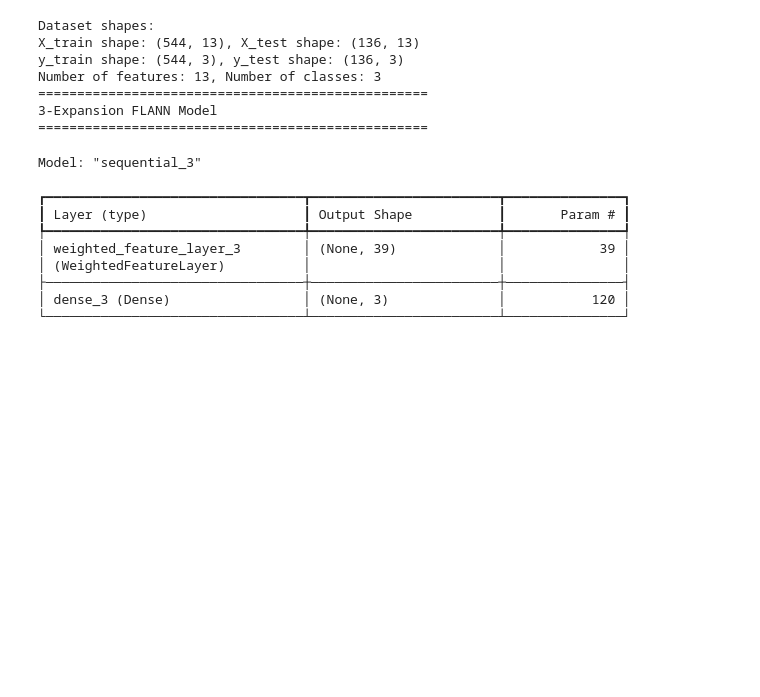
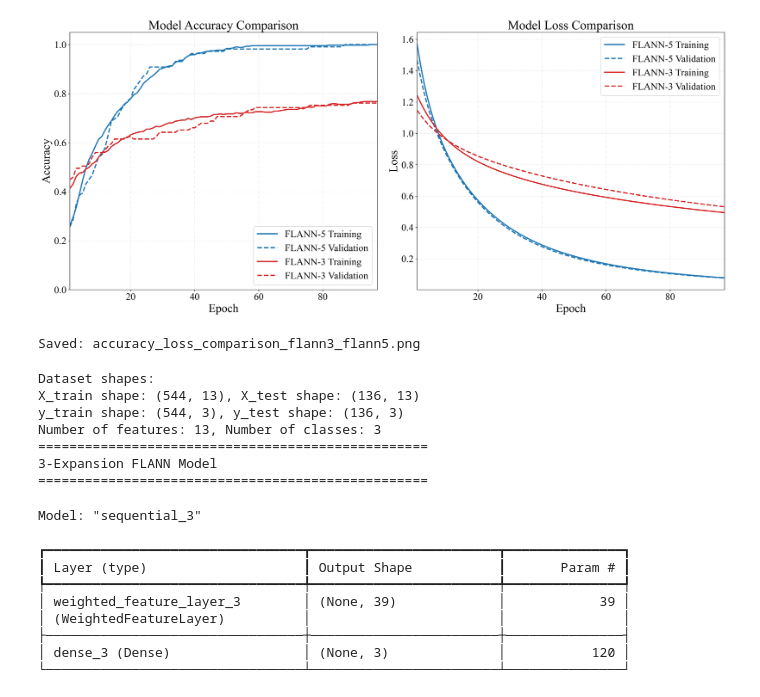
Before and after one commit to ankmay0/Aman-Team, a Jupyter notebook: Conference/Iteration 2/Model.ipynb, the cells around one changed output. Saved outputs shown, nothing was run; the diff lists cells and outputs as text; code cells hidden in the pictures; blank space fills up the shorter version.

```diff
--- a/Iteration 2/Model.ipynb
+++ b/Conference/Iteration 2/Model.ipynb
@@ -1,3 +104,77 @@
+# %%
+import matplotlib.pyplot as plt
+import matplotlib as mpl
+
+# ---------------- GLOBAL FONT & QUALITY SETTINGS ----------------
+mpl.rcParams.update({
+    "font.family": "Times New Roman",
+    "font.size": 22,            # Base font size (large)
+    "axes.titlesize": 26,       # Title size
+    "axes.labelsize": 24,       # Axis labels
+    "xtick.labelsize": 20,      # X tick labels
+    "ytick.labelsize": 20,      # Y tick labels
+    "legend.fontsize": 20,      # Legend
+    "figure.dpi": 300,
+    "savefig.bbox": "tight",
+    "pdf.fonttype": 42,
+})
+
+# ---------------- CREATE EPOCHS ----------------
+epochs = range(1, min_len + 1)
+
+# ---------------- FIGURE ----------------
+plt.figure(figsize=(20, 9))
+
+# ===================== ACCURACY =====================
+plt.subplot(1, 2, 1)
+
+plt.plot(epochs, history5['accuracy'], label='FLANN-5 Training',
+         linewidth=2.5, color='#1f77b4')
+plt.plot(epochs, history5['val_accuracy'], label='FLANN-5 Validation',
+         linewidth=2.5, linestyle='--', color='#1f77b4')
+
+plt.plot(epochs, history3['accuracy'], label='FLANN-3 Training',
+         linewidth=2.5, color='#d62728')
+plt.plot(epochs, history3['val_accuracy'], label='FLANN-3 Validation',
+         linewidth=2.5, linestyle='--', color='#d62728')
+
+plt.title('Model Accuracy Comparison')
+plt.xlabel('Epoch')
+plt.ylabel('Accuracy')
+plt.legend(loc='lower right')
+plt.grid(True, linestyle=':', alpha=0.6)
+plt.ylim([0, 1.05])
+plt.xlim([1, min_len])
+
+# ===================== LOSS =====================
+plt.subplot(1, 2, 2)
+
+plt.plot(epochs, history5['loss'], label='FLANN-5 Training',
+         linewidth=2.5, color='#1f77b4')
+plt.plot(epochs, history5['val_loss'], label='FLANN-5 Validation',
+         linewidth=2.5, linestyle='--', color='#1f77b4')
+
+plt.plot(epochs, history3['loss'], label='FLANN-3 Training',
+         linewidth=2.5, color='#d62728')
+plt.plot(epochs, history3['val_loss'], label='FLANN-3 Validation',
+         linewidth=2.5, linestyle='--', color='#d62728')
+
+plt.title('Model Loss Comparison')
+plt.xlabel('Epoch')
+plt.ylabel('Loss')
+plt.legend(loc='upper right')
+plt.grid(True, linestyle=':', alpha=0.6)
+plt.xlim([1, min_len])
+
+# ---------------- SAVE ----------------
+plt.tight_layout()
+plt.savefig("accuracy_loss_comparison_flann3_flann5.png")
+plt.show()
+
+print("Saved: accuracy_loss_comparison_flann3_flann5.png")
+# %% [output]
+[figure, added]
+Saved: accuracy_loss_comparison_flann3_flann5.png
 # %%
 import pandas as pd
 import numpy as np
```
Also changed, not shown: parts of 2 cells of this notebook, 36 other files.
